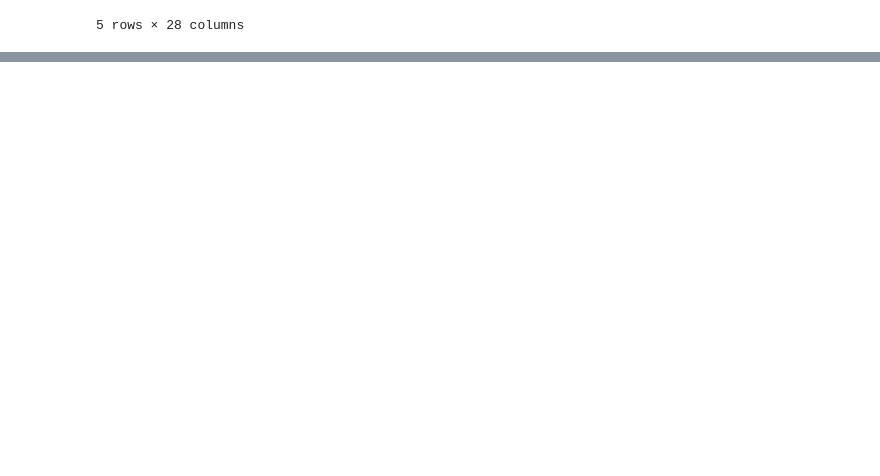
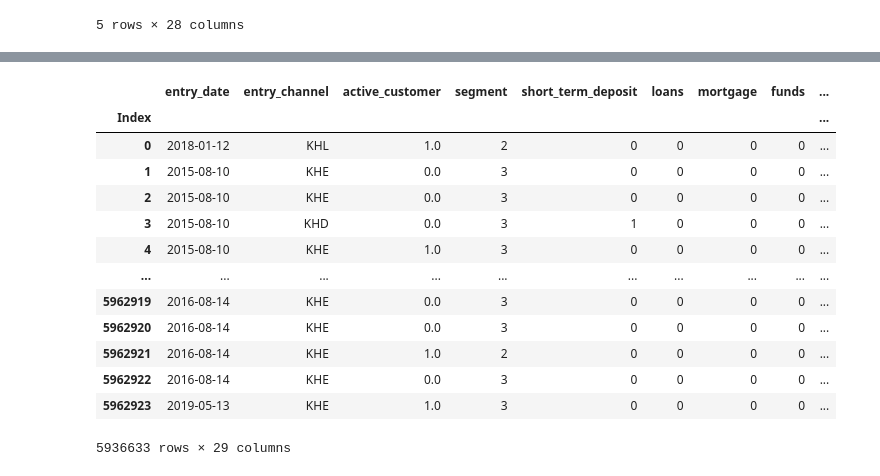
Before and after one commit to dgonzalezDS/DscTfm, a Jupyter notebook: df_unido.ipynb, the cells around one changed output, grey strips where cells are left out. Cells and saved outputs as stored; diff of their text form; code cells hidden in the pictures; blank space fills up the shorter version.

Commit message:
Columna financiacion

```diff
--- a/df_unido.ipynb
+++ b/df_unido.ipynb
@@ -627,3 +647,22 @@ df['country_id'] = df['country_id'].map(values_to_impute_country_id)
 df['segment'] = df['segment'].map({'03 - UNIVERSITARIO': 3, '02 - PARTICULARES': 2,'01 - TOP': 1})
 # %%
 df.to_csv("clean_data.csv", index = True)
+# %%
+df['Financiacion'] = df[['credit_card', 'debit_card', 'loans', 'mortgage', 'securities']].any(axis=1).astype(int)
+# %%
+df
+# %% [output]
+|  | entry_date | entry_channel | active_customer | segment | short_term_deposit | loans | mortgage | funds | ... |
+| Index |  |  |  |  |  |  |  |  | ... |
+| 0 | 2018-01-12 | KHL | 1.0 | 2 | 0 | 0 | 0 | 0 | ... |
+| 1 | 2015-08-10 | KHE | 0.0 | 3 | 0 | 0 | 0 | 0 | ... |
+| 2 | 2015-08-10 | KHE | 0.0 | 3 | 0 | 0 | 0 | 0 | ... |
+| 3 | 2015-08-10 | KHD | 0.0 | 3 | 1 | 0 | 0 | 0 | ... |
+| 4 | 2015-08-10 | KHE | 1.0 | 3 | 0 | 0 | 0 | 0 | ... |
+| ... | ... | ... | ... | ... | ... | ... | ... | ... | ... |
+| 5962919 | 2016-08-14 | KHE | 0.0 | 3 | 0 | 0 | 0 | 0 | ... |
+| 5962920 | 2016-08-14 | KHE | 0.0 | 3 | 0 | 0 | 0 | 0 | ... |
+| 5962921 | 2016-08-14 | KHE | 1.0 | 2 | 0 | 0 | 0 | 0 | ... |
+| 5962922 | 2016-08-14 | KHE | 0.0 | 3 | 0 | 0 | 0 | 0 | ... |
+| 5962923 | 2019-05-13 | KHE | 1.0 | 3 | 0 | 0 | 0 | 0 | ... |
+5936633 rows × 29 columns
```
Also changed, not shown: parts of 1 cell of this notebook.
